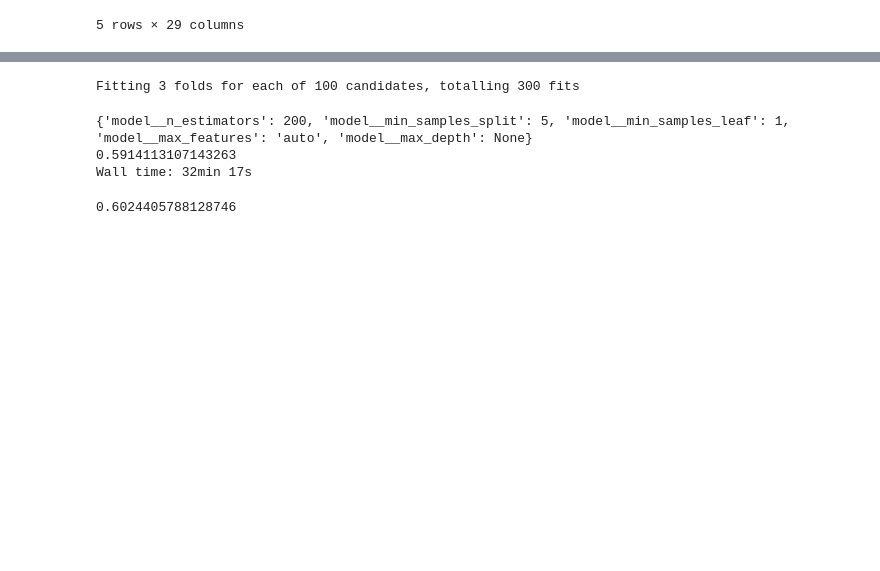
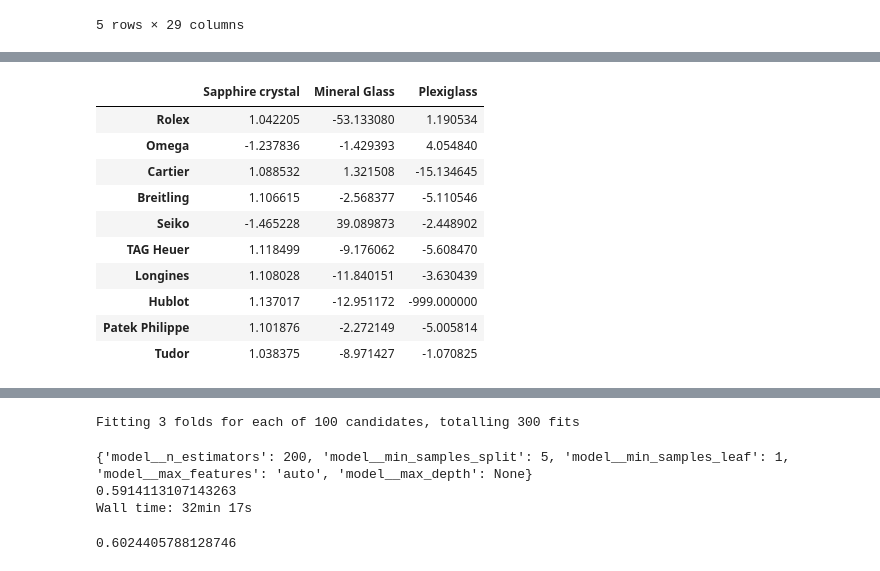
Before and after one commit to Ortgies/chrono, a Jupyter notebook: classification.ipynb, the cells around one changed output, grey strips where cells are left out. Drawn from its saved outputs; the diff is of its cells as text; code cells hidden in the pictures; blank space fills up the shorter version.

```diff
--- a/classification.ipynb
+++ b/classification.ipynb
@@ -47,0 +120,14 @@ Name: Model, dtype: int64
+# %%
+get_brand_dist('Crystal').style.apply(centered_background_gradient)
+# %% [output]
+|  | Sapphire crystal | Mineral Glass | Plexiglass |
+| Rolex | 1.042205 | -53.133080 | 1.190534 |
+| Omega | -1.237836 | -1.429393 | 4.054840 |
+| Cartier | 1.088532 | 1.321508 | -15.134645 |
+| Breitling | 1.106615 | -2.568377 | -5.110546 |
+| Seiko | -1.465228 | 39.089873 | -2.448902 |
+| TAG Heuer | 1.118499 | -9.176062 | -5.608470 |
+| Longines | 1.108028 | -11.840151 | -3.630439 |
+| Hublot | 1.137017 | -12.951172 | -999.000000 |
+| Patek Philippe | 1.101876 | -2.272149 | -5.005814 |
+| Tudor | 1.038375 | -8.971427 | -1.070825 |
```
Also changed, not shown: parts of 47 cells of this notebook, 8 other files.
